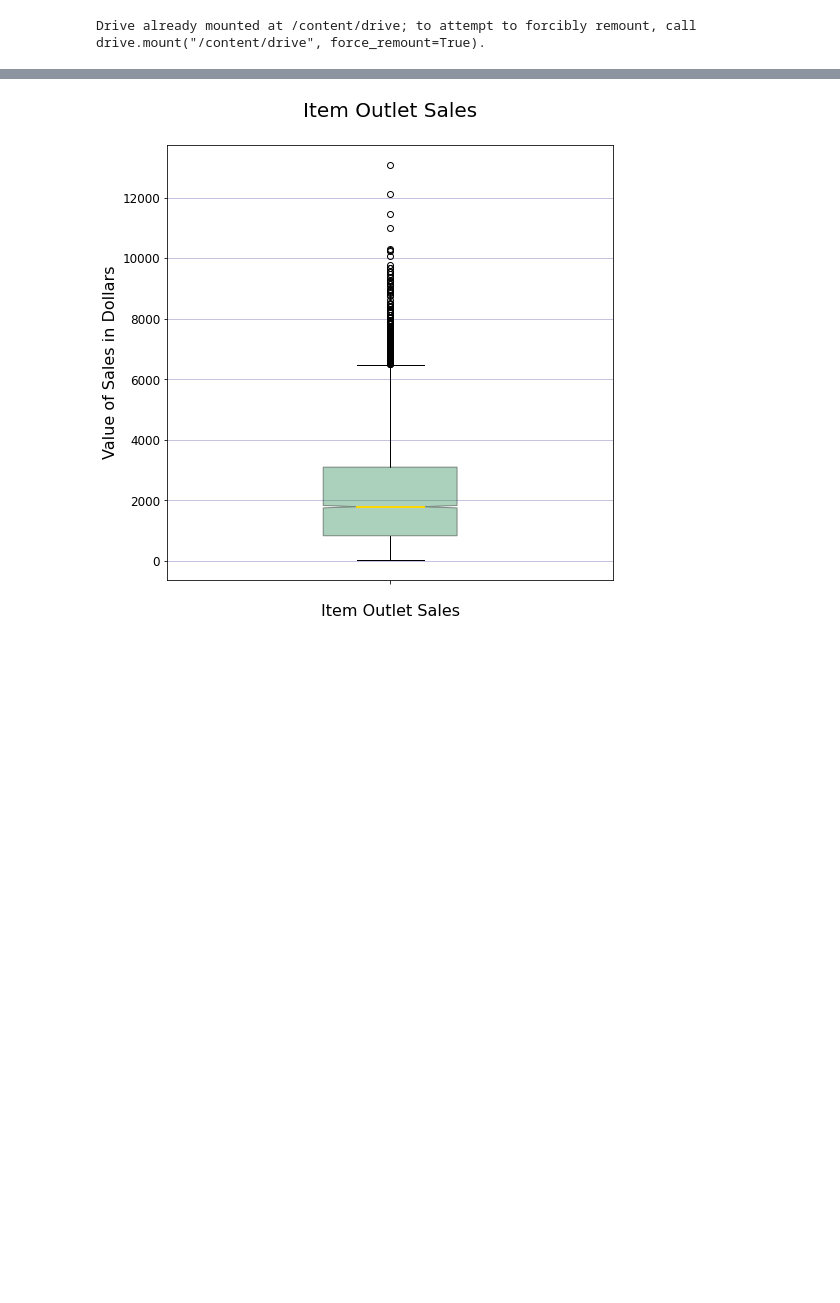
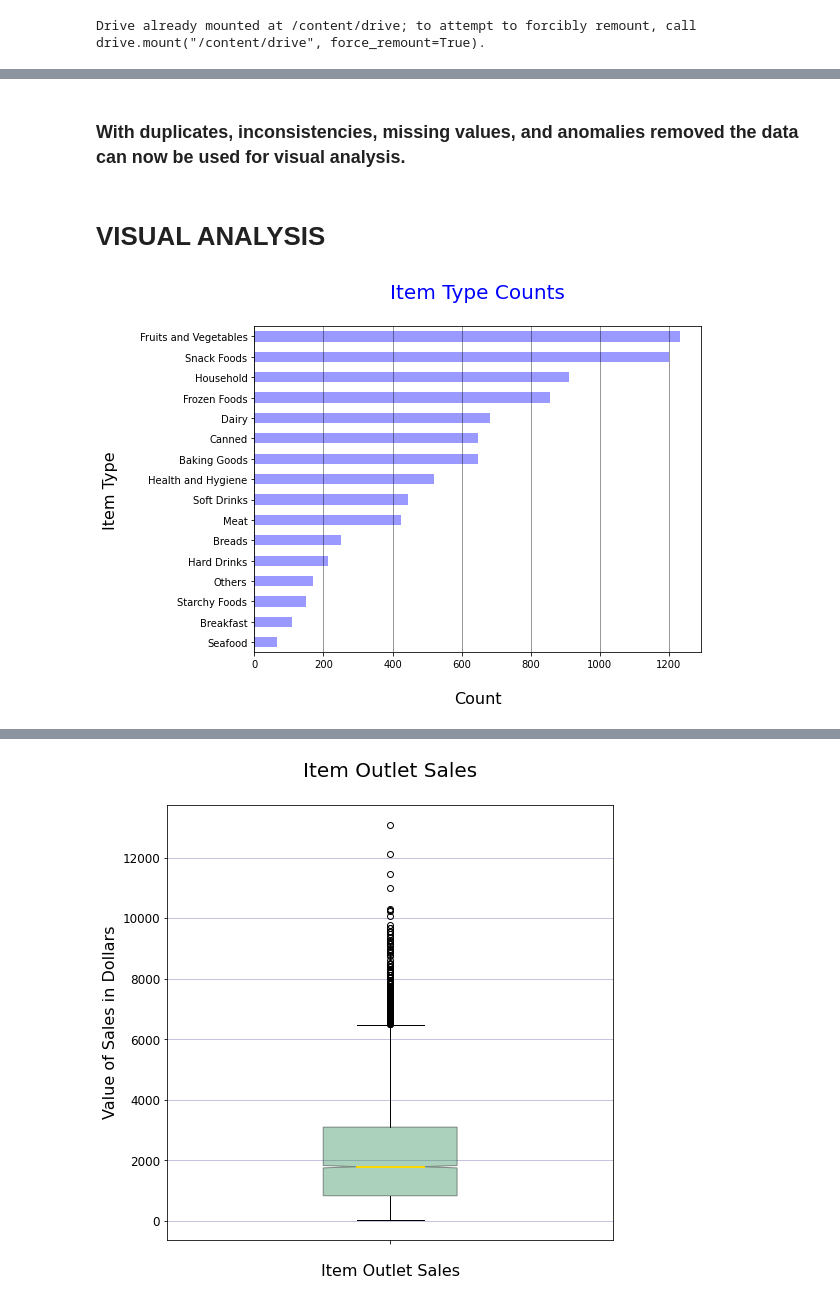
Before and after one commit to starkjones/Food-Sales-Predictions, a Jupyter notebook: Food_Sales_Prediction.ipynb, the cells around one changed output, grey strips where cells are left out. Cells and saved outputs as stored; diff of their text form; code cells hidden in the pictures; blank space fills up the shorter version.

```diff
--- a/Food_Sales_Prediction.ipynb
+++ b/Food_Sales_Prediction.ipynb
@@ -317,0 +240,4 @@ sns.boxplot(data= df, x='Outlet_Location_Type', y='Item_Outlet_Sales', ax=axes[1
+# %% [markdown]
+### With duplicates, inconsistencies, missing values, and anomalies removed the data can now be used for visual analysis.
+# %% [markdown]
+# VISUAL ANALYSIS
@@ -317,0 +247,16 @@ sns.boxplot(data= df, x='Outlet_Location_Type', y='Item_Outlet_Sales', ax=axes[1
+# %%
+groceries = df['Item_Type'].value_counts().sort_values(ascending=True)
+
+groceries.plot(kind='barh', alpha = .4, color='blue', figsize= (8,6), );
+plt.title('Item Type Counts\n', color= 'blue', fontsize =20)
+plt.xlabel('\nCount', fontsize = 16)
+plt.ylabel('Item Type\n', fontsize = 16)
+plt.grid(axis ='x', color ='black', alpha=.5)
+plt.show()
+
+# Analysis:
+# The Fruits and Vegetables category has the highest count of all item types,
+# followed by snack foods and household items. Seafood has the lowest count
+# followed by Breakfast items.
+# %% [output]
+[figure, added]
```
Also changed, not shown: parts of 62 cells of this notebook.
